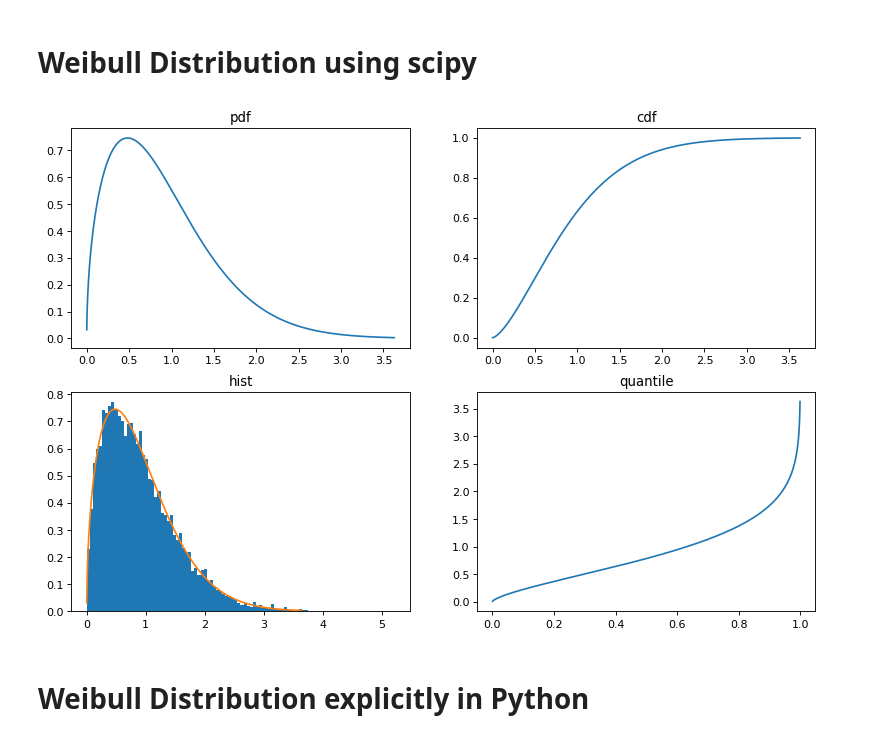
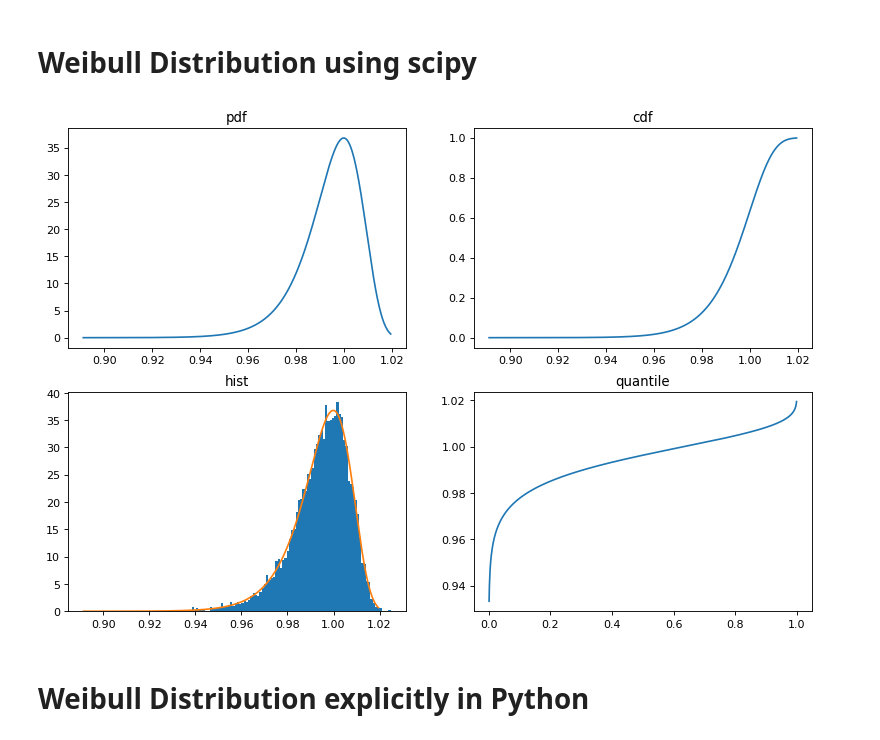
Before and after one commit to ddgerrard/probability_distributions_python, a Jupyter notebook: Weibull Distribution.ipynb, the cells around one changed output. Cells and saved outputs as stored; diff of their text form; code cells hidden in the pictures.

```diff
--- a/Weibull Distribution.ipynb
+++ b/Weibull Distribution.ipynb
@@ -46,29 +46,29 @@ from scipy.special import erf, erfinv, gamma, gammainc
 # Weibull Distribution using scipy
 # %%
 # https://docs.scipy.org/doc/scipy-0.19.0/reference/generated/scipy.stats.exponweib.html#scipy.stats.exponweib
-k = 1.5
+k = 100
 lambda0 = 1
 x = np.linspace(exponweib.ppf(0.00001, 1, k, scale=lambda0), exponweib.ppf(0.999, 1, k, scale=lambda0), 1000) # ppf = percent point function
 plt.figure(num=None, figsize=(12, 8), dpi=80, facecolor='w', edgecolor='k')
 plt.subplot(221)
 plt.plot(x, exponweib.pdf(x,1,k, scale=lambda0)) # pdf = probability distribution function
 plt.title('pdf')
 plt.subplot(222)
 plt.plot(x, exponweib.cdf(x,1,k, scale=lambda0)) # cdf = cumumlative distribution function
 plt.title('cdf')
 plt.subplot(223)
 r = exponweib.rvs(1,k,scale=lambda0, size=10000) # rvs = random variates
 plt.hist(r, 100, density=True)
 plt.plot(x, exponweib.pdf(x,1,k,scale=lambda0))
 plt.title('hist')
 r = exponweib.rvs(1,k,scale=lambda0, size=100000)
 plt.subplot(224)
 q = np.linspace(0.001, 0.999, 1000)
 plt.plot(q, exponweib.ppf(q,1,k,scale=lambda0))
 plt.title('quantile')
 plt.show()
 # %% [output]
-[figure, old version]
+[figure, new version]
 # %%
 mean, var, skew, kurt = exponweib.stats(k,1,moments='mvsk')
 median = exponweib.median(k,1,loc=0, scale=1)
```
Also changed, not shown: parts of 10 cells of this notebook.
